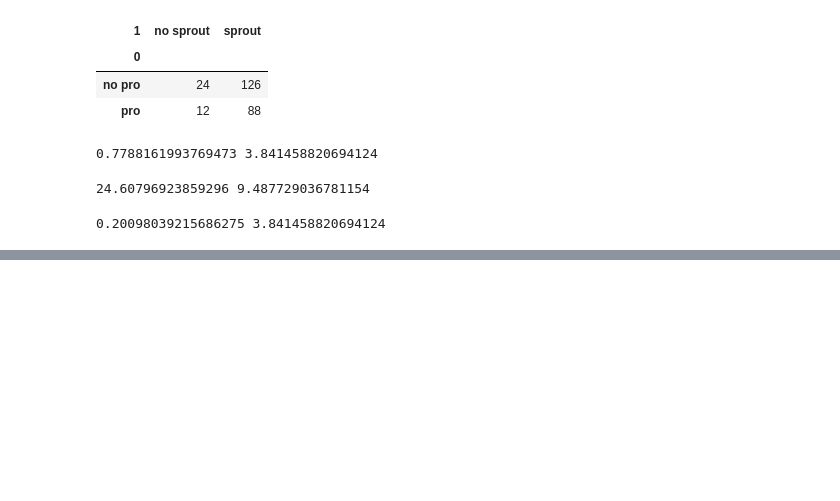
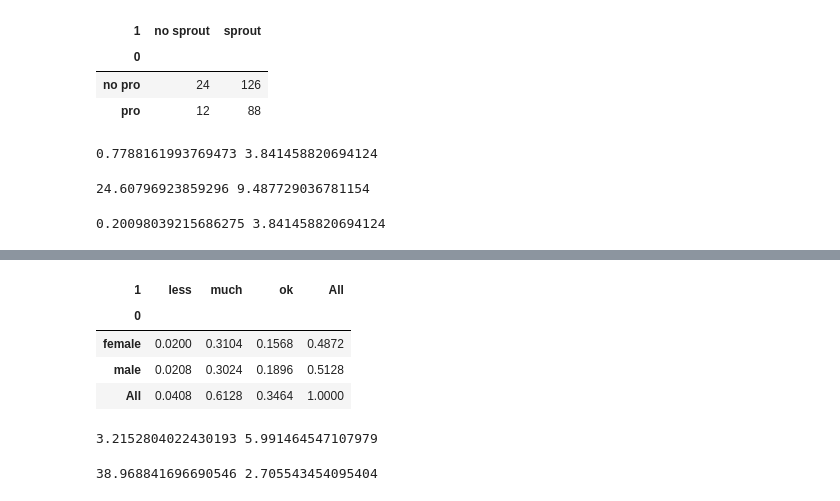
Before and after one commit to klee30810/ADP-study, a Jupyter notebook: stats/pstat/Chap 15. 범주형 자료분석.ipynb, the cells around one changed output, grey strips where cells are left out. Drawn from its saved outputs; the diff is of its cells as text; code cells hidden in the pictures; blank space fills up the shorter version.

Commit message:
pstat chap15 prob4 update

```diff
--- a/stats/pstat/Chap 15. 범주형 자료분석.ipynb
+++ b/stats/pstat/Chap 15. 범주형 자료분석.ipynb
@@ -385,0 +442,63 @@ deaf
+# %%
+# example 8
+data = pd.DataFrame([['male', 'much', 378], ['male', 'ok', 237], ['male', 'less', 26], ['female', 'much', 388], ['female', 'ok', 196], ['female', 'less', 25]])
+watch = pd.crosstab(columns=data[1], index=data[0], values=data[2], aggfunc='sum', margins=True)
+
+watch_p = np.divide(watch, 1250)
+watch_p
+# %% [output]
+| 1 | less | much | ok | All |
+| 0 |  |  |  |  |
+| female | 0.0200 | 0.3104 | 0.1568 | 0.4872 |
+| male | 0.0208 | 0.3024 | 0.1896 | 0.5128 |
+| All | 0.0408 | 0.6128 | 0.3464 | 1.0000 |
+# %%
+watch_exp = pd.DataFrame(index=watch.index, columns=watch.columns)
+all_sum = np.sum(watch.sum())
+row_sum = col_sum = 0
+
+for row in list(watch_exp.index):
+    row_sum = np.sum(watch.loc[row, :])
+    for col in list(watch_exp.columns):
+        col_sum = np.sum(watch.loc[:, col])
+        watch_exp.loc[row,col] = row_sum * col_sum / all_sum
+
+# chi square calculation
+watch_chi = pd.DataFrame(index=watch.index, columns=watch.columns)
+for row in list(watch_exp.index):
+    for col in list(watch_exp.columns):
+        watch_chi.loc[row,col] = (watch.loc[row,col]-watch_exp.loc[row,col])**2/watch_exp.loc[row,col]
+
+f_val = np.sum(watch_chi.sum());
+
+alpha = 0.05
+print(f_val, stats.chi2.ppf(1-alpha, df=(len(work.index)-1)*(len(work.columns)-1)))
+# %% [output]
+3.2152804022430193 5.991464547107979
+# %%
+# prob 4.2
+data = pd.DataFrame([['symp', 'alco', 54], ['symp', 'ok', 27], ['no symp', 'alco', 22], ['no symp', 'ok', 82]])
+stress = pd.crosstab(columns=data[1], index=data[0], values=data[2], aggfunc='sum')
+
+stress_exp = pd.DataFrame(index=stress.index, columns=stress.columns)
+all_sum = np.sum(stress.sum())
+row_sum = col_sum = 0
+
+for row in list(stress_exp.index):
+    row_sum = np.sum(stress.loc[row, :])
+    for col in list(stress_exp.columns):
+        col_sum = np.sum(stress.loc[:, col])
+        stress_exp.loc[row,col] = row_sum * col_sum / all_sum
+
+# chi square calculation
+stress_chi = pd.DataFrame(index=stress.index, columns=stress.columns)
+for row in list(stress_exp.index):
+    for col in list(stress_exp.columns):
+        stress_chi.loc[row,col] = (stress.loc[row,col]-stress_exp.loc[row,col])**2/stress_exp.loc[row,col]
+
+f_val = np.sum(stress_chi.sum());
+
+alpha = 0.1
+print(f_val, stats.chi2.ppf(1-alpha, df=(len(stress.index)-1)*(len(stress.columns)-1)))
+# %% [output]
+38.968841696690546 2.705543454095404
```
Also changed, not shown: parts of 16 cells of this notebook.
